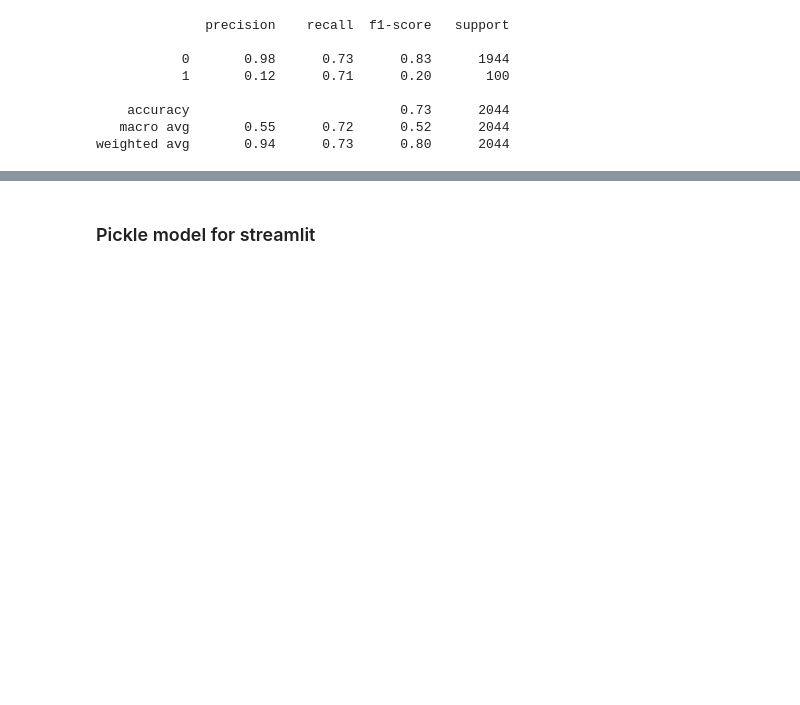
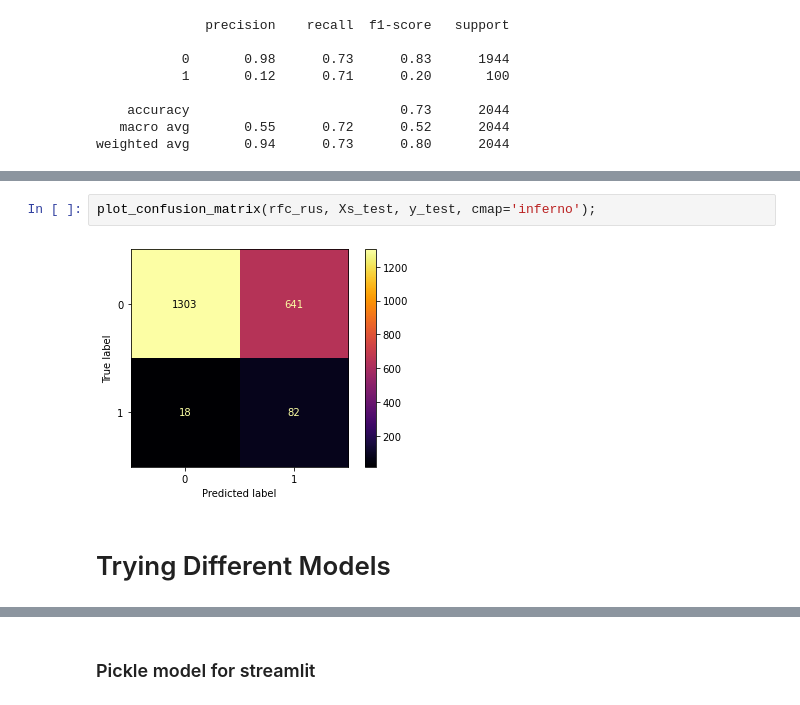
Before and after one commit to plarkin13/stroke_prediction_kaggle, a Jupyter notebook: Scrapwork.ipynb, the cells around one changed output, grey strips where cells are left out. Saved outputs shown, nothing was run; the diff lists cells and outputs as text; blank space fills up the shorter version.

Commit message:
updates sept 20 with more models

```diff
--- a/Scrapwork.ipynb
+++ b/Scrapwork.ipynb
@@ -392,0 +471,6 @@ plot_confusion_matrix(rfc_smote, Xs_test, y_test, cmap='inferno')
+# %%
+plot_confusion_matrix(rfc_rus, Xs_test, y_test, cmap='inferno');
+# %% [output]
+[figure, added]
+# %% [markdown]
+# Trying Different Models
```
Also changed, not shown: parts of 40 cells of this notebook, 1 other file.
